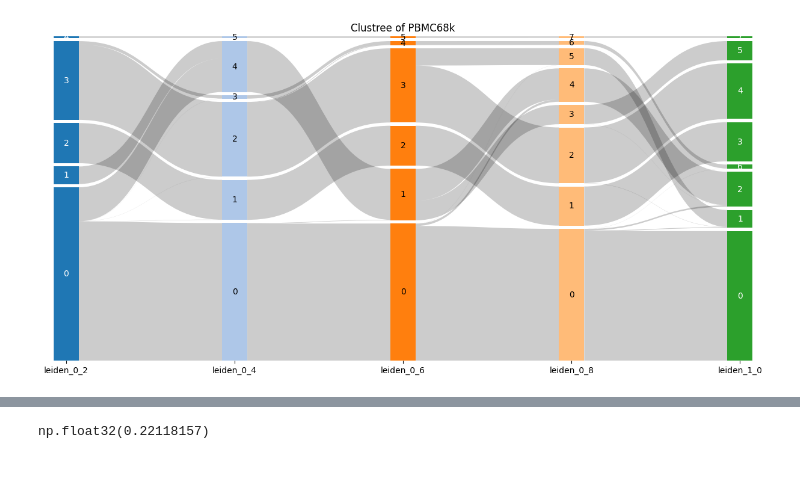
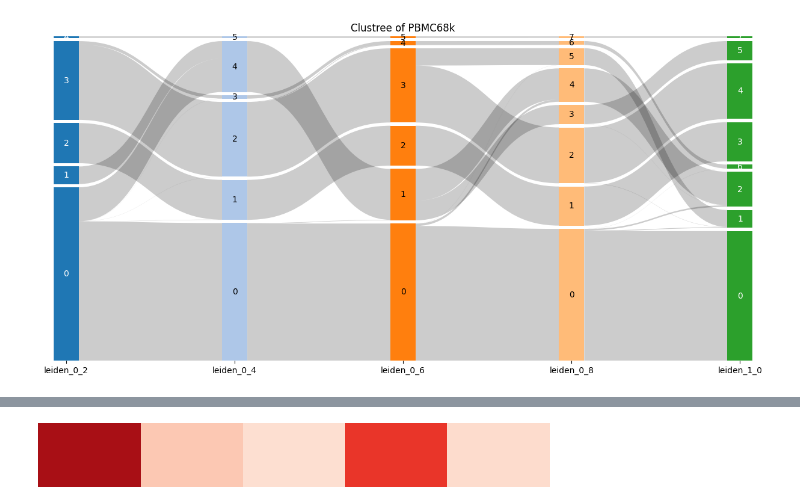
Before and after one commit to complextissue/pyclustree, a Jupyter notebook: testing.ipynb, the cells around one changed output, grey strips where cells are left out. Cells and saved outputs as stored; diff of their text form; code cells hidden in the pictures; blank space fills up the shorter version.

```diff
--- a/testing.ipynb
+++ b/testing.ipynb
@@ -97,7 +90,7 @@ node_expr: dict[str, dict[str, float]] = {}
 
 for key in cluster_keys:
     node_expr[key] = {}
-    for cluster_key_name in adata.obs["leiden_0_2"].unique():
+    for cluster_key_name in adata.obs[key].unique():
         node_expr[key][cluster_key_name] = np.mean(
             adata[(adata.obs[key] == cluster_key_name), ["TNFRSF4"]].X,
             axis=0,
@@ -105,4 +101,7 @@ for key in cluster_keys:
 # %%
-np.array([list(v.values()) for v in node_expr.values()]).flatten().max()
+norm = Normalize(
+    np.hstack([list(v.values()) for v in node_expr.values()]).flatten().min(),
+    np.hstack([list(v.values()) for v in node_expr.values()]).flatten().max(),
+)
-# %% [output]
-np.float32(0.22118157)
+# %%
+cmap_reds = colormaps.get("Reds")
@@ -108,0 +110,4 @@ np.float32(0.22118157)
+# %%
+ListedColormap([cmap_reds(norm(node_expr["leiden_0_2"][key])) for key in node_expr["leiden_0_2"].keys()])
+# %% [output]
+[figure, added]
```
Also changed, not shown: parts of 7 cells of this notebook, 1 other file.
